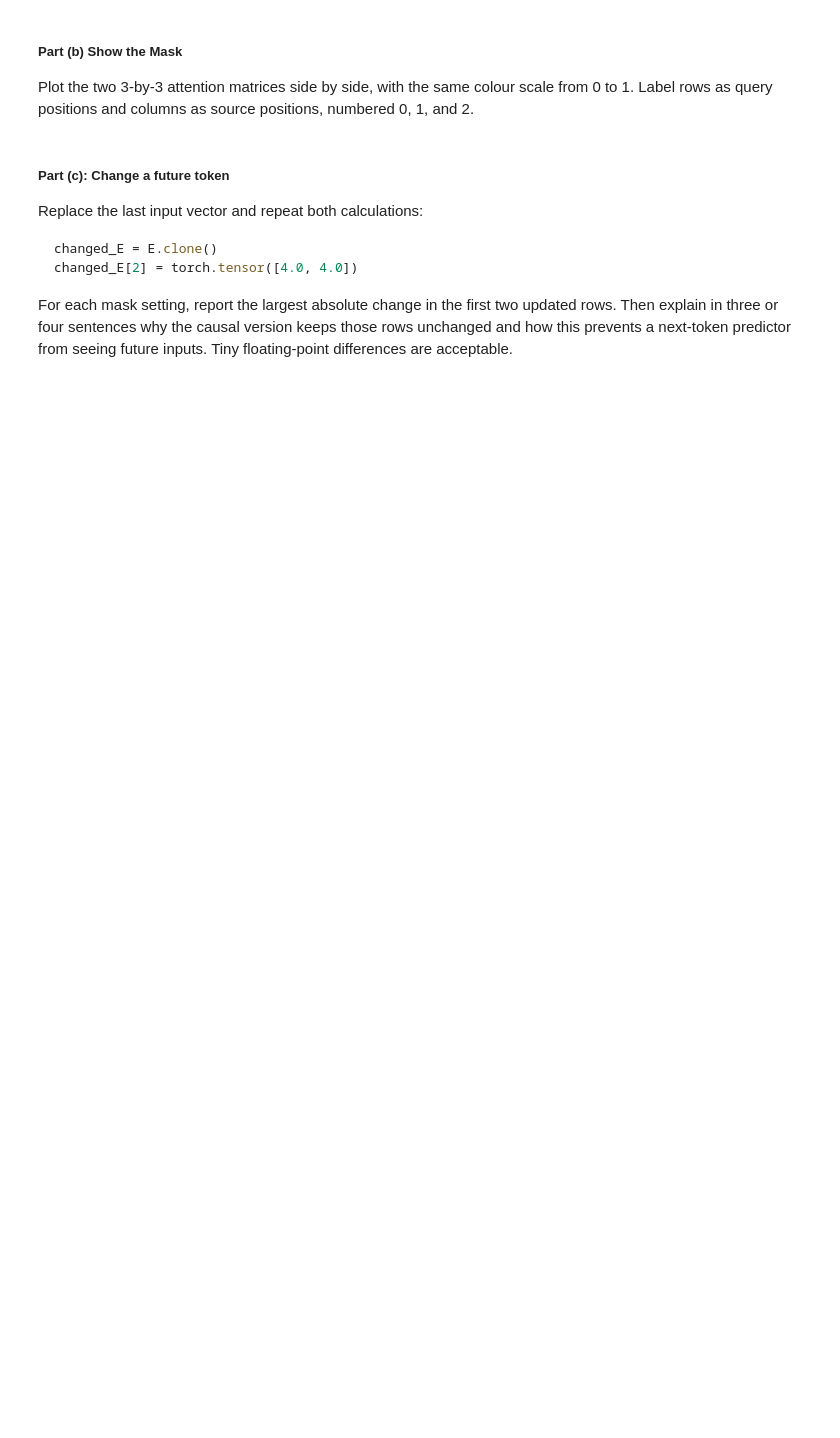
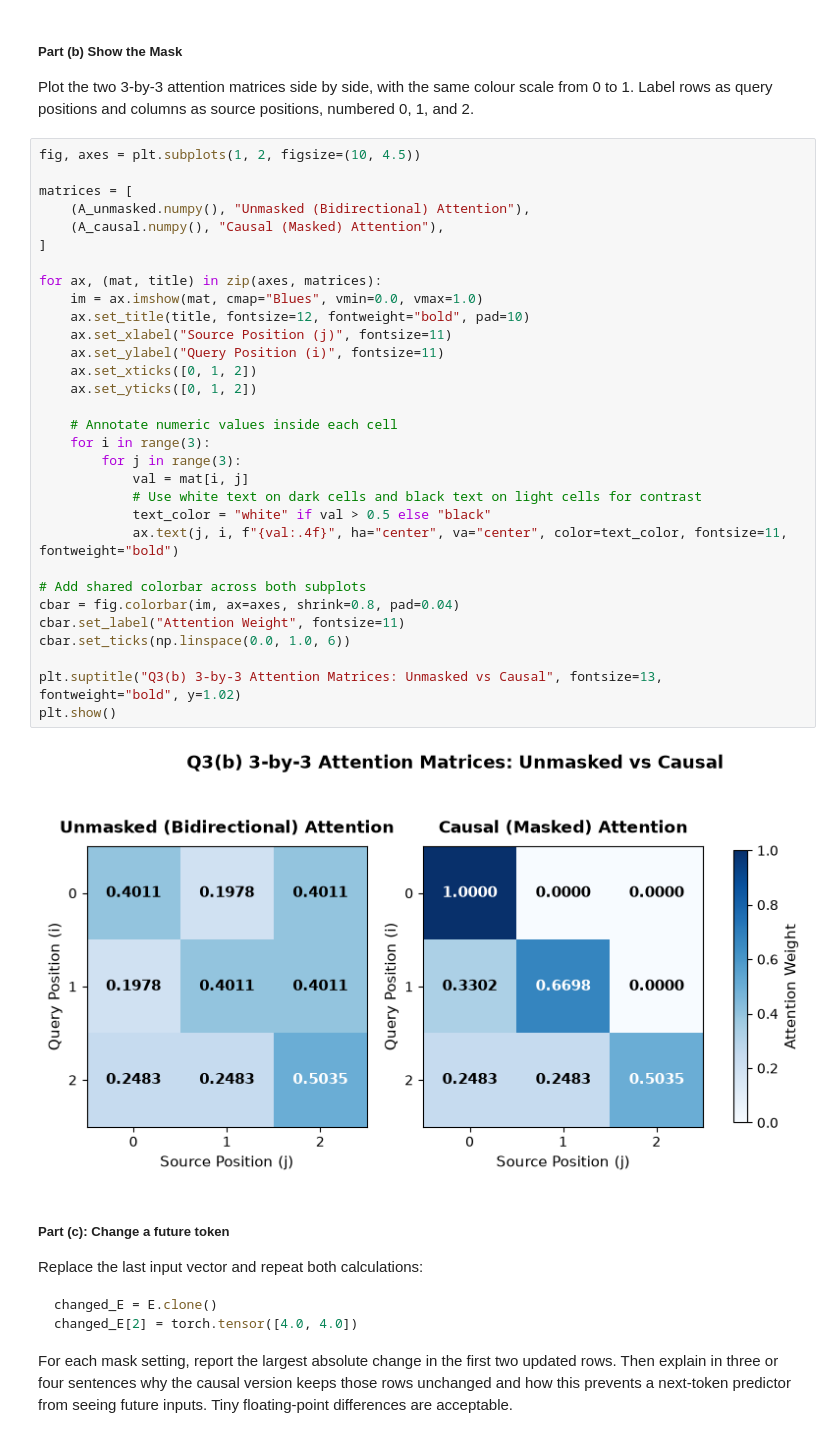
Before and after one commit to Ujas-PersistentCoder/Deep-Learning-Assignment-2, a Jupyter notebook: a2_24110376.ipynb, the cells around one changed output. Saved outputs shown, nothing was run; the diff lists cells and outputs as text; blank space fills up the shorter version.

```diff
--- a/a2_24110376.ipynb
+++ b/a2_24110376.ipynb
@@ -594,6 +668,39 @@ Print A and updated for both runs. Check that each attention row sums to 1 and t
 # %% [markdown]
 ##### Part (b) Show the Mask
 Plot the two 3-by-3 attention matrices side by side, with the same colour scale from 0 to 1. Label rows as query positions and columns as source positions, numbered 0, 1, and 2.
+# %%
+fig, axes = plt.subplots(1, 2, figsize=(10, 4.5))
+
+matrices = [
+    (A_unmasked.numpy(), "Unmasked (Bidirectional) Attention"),
+    (A_causal.numpy(), "Causal (Masked) Attention"),
+]
+
+for ax, (mat, title) in zip(axes, matrices):
+    im = ax.imshow(mat, cmap="Blues", vmin=0.0, vmax=1.0)
+    ax.set_title(title, fontsize=12, fontweight="bold", pad=10)
+    ax.set_xlabel("Source Position (j)", fontsize=11)
+    ax.set_ylabel("Query Position (i)", fontsize=11)
+    ax.set_xticks([0, 1, 2])
+    ax.set_yticks([0, 1, 2])
+
+    # Annotate numeric values inside each cell
+    for i in range(3):
+        for j in range(3):
+            val = mat[i, j]
+            # Use white text on dark cells and black text on light cells for contrast
+            text_color = "white" if val > 0.5 else "black"
+            ax.text(j, i, f"{val:.4f}", ha="center", va="center", color=text_color, fontsize=11, fontweight="bold")
+
+# Add shared colorbar across both subplots
+cbar = fig.colorbar(im, ax=axes, shrink=0.8, pad=0.04)
+cbar.set_label("Attention Weight", fontsize=11)
+cbar.set_ticks(np.linspace(0.0, 1.0, 6))
+
+plt.suptitle("Q3(b) 3-by-3 Attention Matrices: Unmasked vs Causal", fontsize=13, fontweight="bold", y=1.02)
+plt.show()
+# %% [output]
+[figure, added]
 # %% [markdown]
 ##### Part (c): Change a future token
 Replace the last input vector and repeat both calculations:
```
Also changed, not shown: parts of 9 cells of this notebook.
